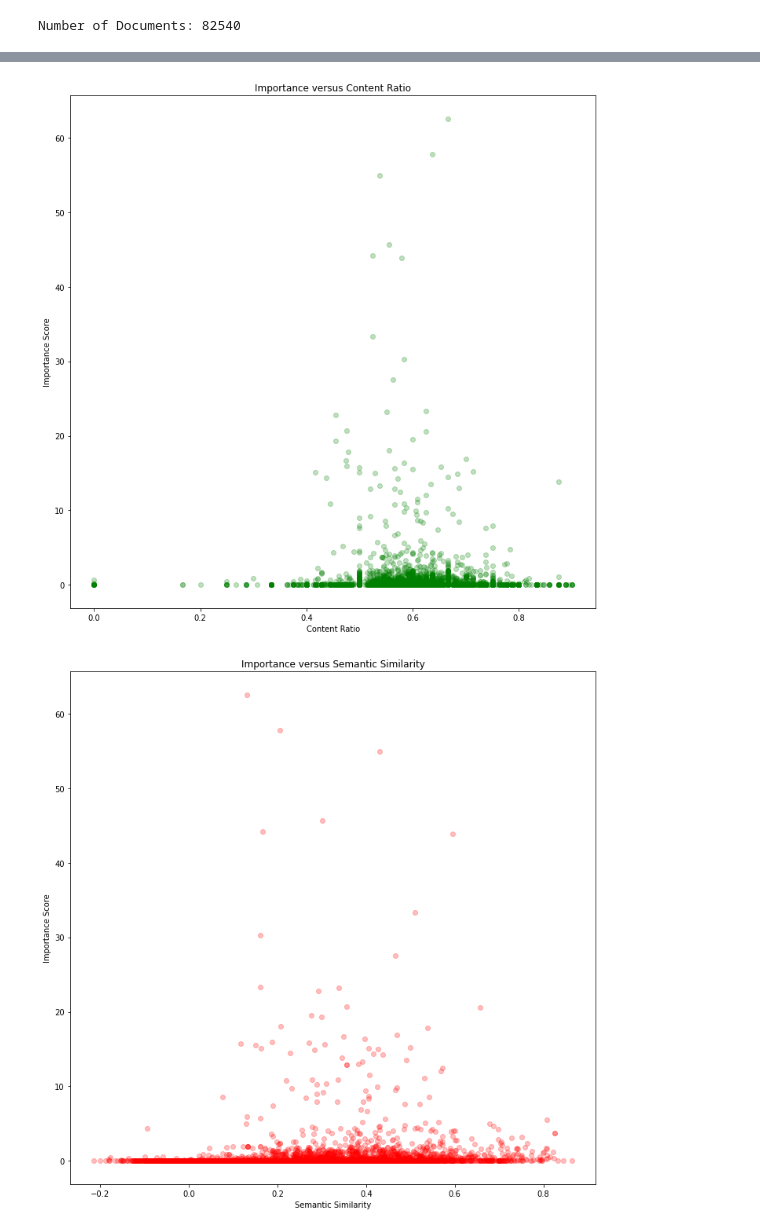
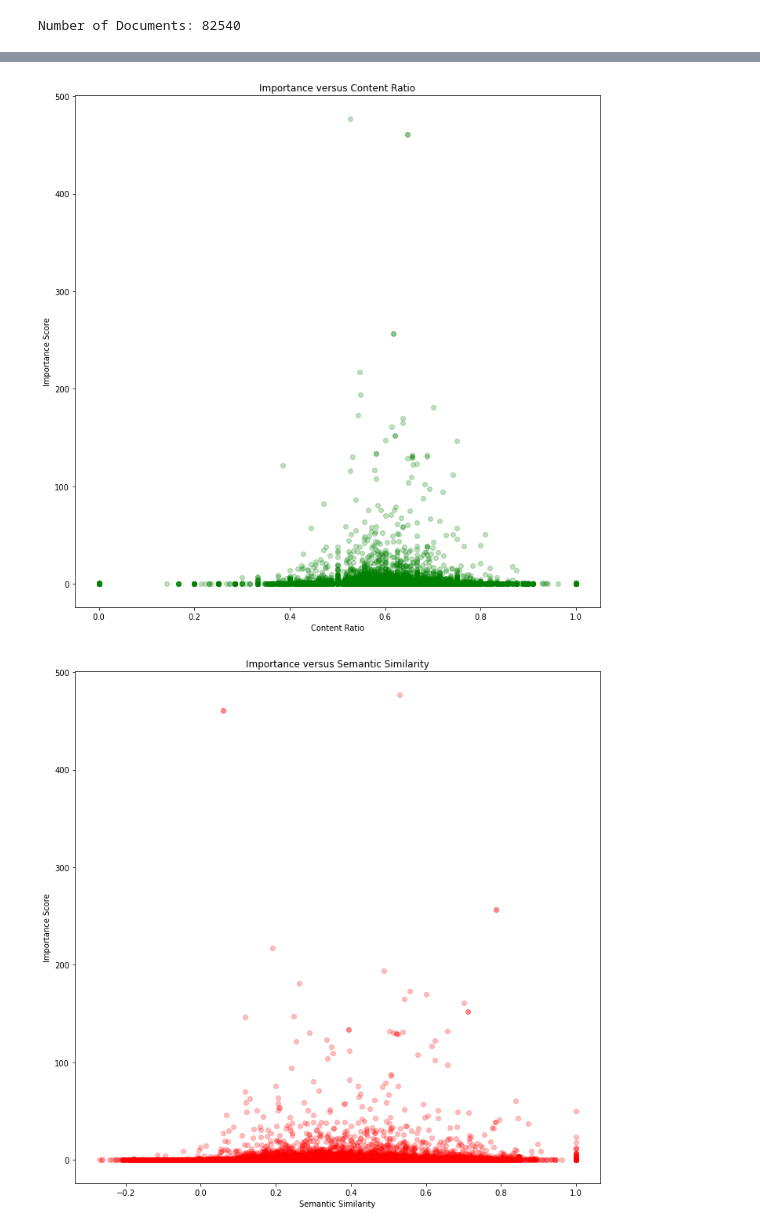
Before and after one commit to sayarghoshroy/relevance-paradox, a Jupyter notebook: experiments.ipynb, the cells around one changed output, grey strips where cells are left out. Drawn from its saved outputs; the diff is of its cells as text; code cells hidden in the pictures.

Commit message:
Embedding Similarity Results Updated

```diff
--- a/experiments.ipynb
+++ b/experiments.ipynb
@@ -108,7 +108,7 @@ similarity_scores = []
 content_ratios = []
 
 # Run test for a Specific Number of Documents
-limit = 100
+limit = 1000
 doc_index = 0
 
 for key in tqdm(sent_scores.keys(), total = limit, disable = False):
@@ -180,22 +180,22 @@ p.set_title('Importance versus Content Ratio')
 p.set_xlabel('Content Ratio')
 p.set_ylabel('Importance Score')
 p.scatter(content_ratios, scores, color = 'green', marker = 'o', alpha = 0.25)
-plt.savefig('importance_vs_content.png')
+plt.savefig('importance_vs_content_1k.png')
 plt.show()
 # %% [output]
-[figure, old version]
+[figure, new version]
 # %%
 # Study: Importance versus Semantic Similarity
 fig = plt.figure(figsize = (12, 12))
 p = fig.add_subplot('111')
 p.set_title('Importance versus Semantic Similarity')
 p.set_xlabel('Semantic Similarity')
 p.set_ylabel('Importance Score')
-p.scatter(similarity_scores, scores, color = 'red', marker = 'o', alpha = 0.25)
-plt.savefig('importance_vs_similarity.png')
+p.scatter(similarity_scores[0: min(len(scores), len(similarity_scores))], scores[0: min(len(scores), len(similarity_scores))], color = 'red', marker = 'o', alpha = 0.25)
+plt.savefig('importance_vs_similarity_1k.png')
 plt.show()
 # %% [output]
-[figure, old version]
+[figure, new version]
 # %%
 # Saving Prelim Results
 
```
Also changed, not shown: parts of 3 cells of this notebook.
